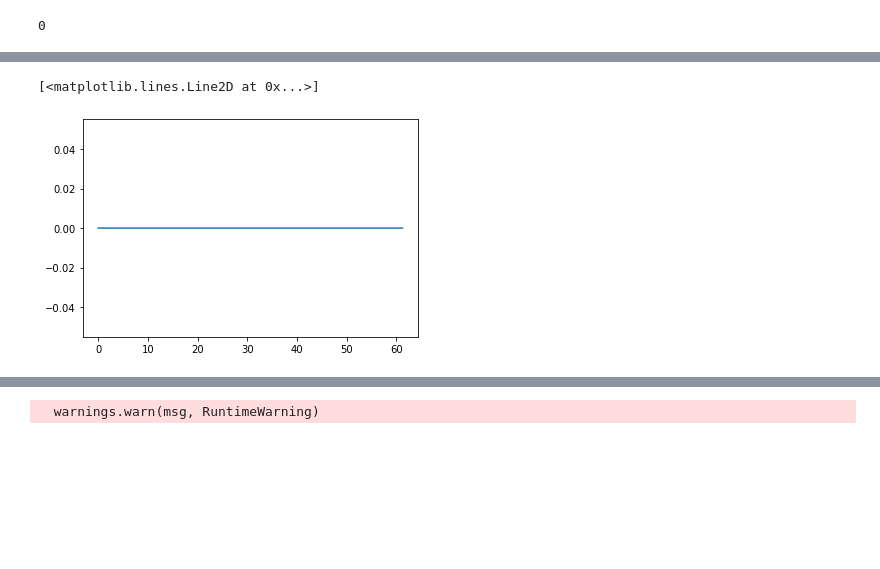
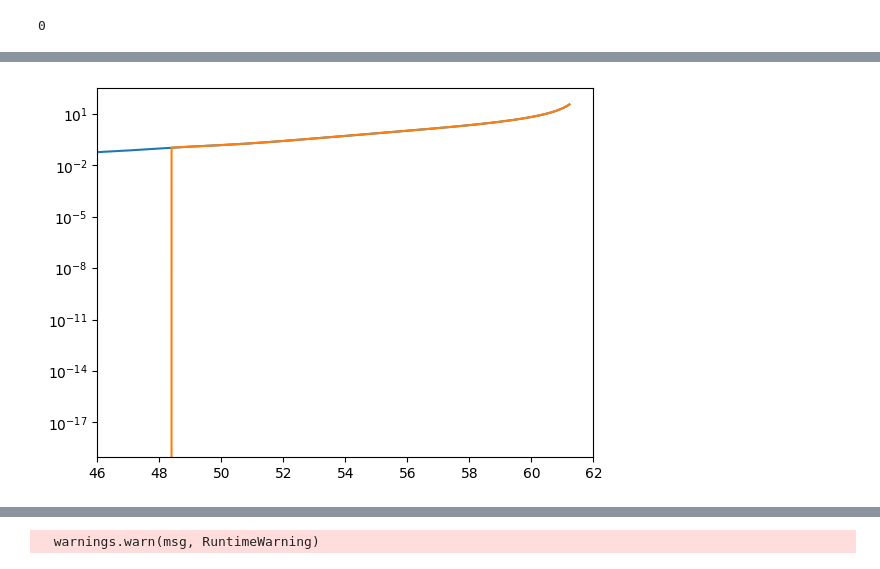
Before and after one commit to richard-von-eckardstein/GEFF, a Jupyter notebook: GEFTestGround.ipynb, the cells around one changed output, grey strips where cells are left out. Drawn from its saved outputs; the diff is of its cells as text; code cells hidden in the pictures; blank space fills up the shorter version.

```diff
--- a/GEFTestGround.ipynb
+++ b/GEFTestGround.ipynb
@@ -20,8 +20,8 @@ M = 6e-6*Mpl
 phi0 = 15.55*Mpl
 dphidt0 = -np.sqrt(2/3)*M*Mpl
 ini = {"phi":phi0, "dphi":dphidt0, "delta":1.0, "rhoChi":0.0}
-SE = 1.0
-ntr = 125
+SE = -1.0
+ntr = 55
 #G = GEF(alpha, beta, Mpl, ini, M, ntr, SE, AltDamp=0, approx=True)
 #F = GEF(alpha, beta, Mpl, ini, M, ntr, SE, AltDamp=1, approx=True)
 H = GEF(alpha, beta, Mpl, ini, M, ntr, SE, AltDamp=2, approx=True)
@@ -108,8 +279,10 @@ plt.show()
 # %%
-plt.plot(N, H.vals["sigmaB"]/(2*H.vals["H"]))
+plt.plot(N, H.vals["sigmaE"]/(2*H.vals["H"]))
+plt.plot(N, H.vals["sigmaEk"]/(2*H.vals["H"]))
+plt.xlim(46, 62)
+plt.yscale("log")
 # %% [output]
-[<matplotlib.lines.Line2D at 0x...>]
-[figure, old version]
+[figure, new version]
 # %%
 E = H.vals["E"]
 G = abs(H.vals["G"])
```
Also changed, not shown: parts of 17 cells of this notebook, 3 other files.
